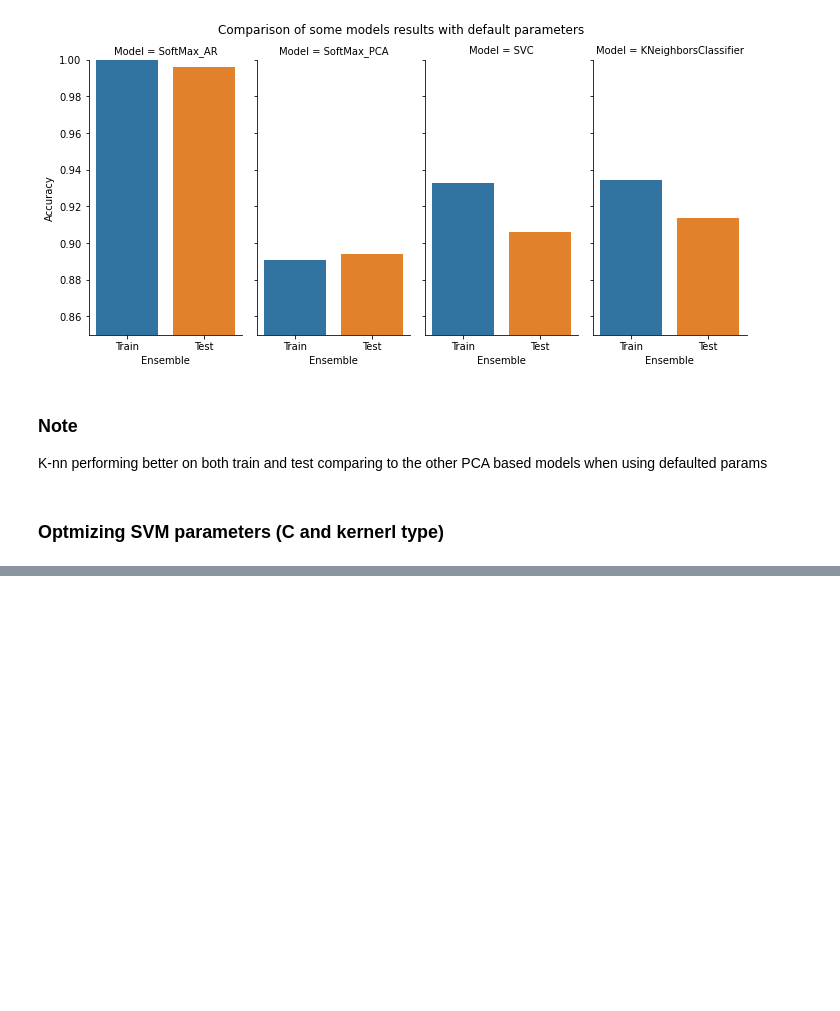
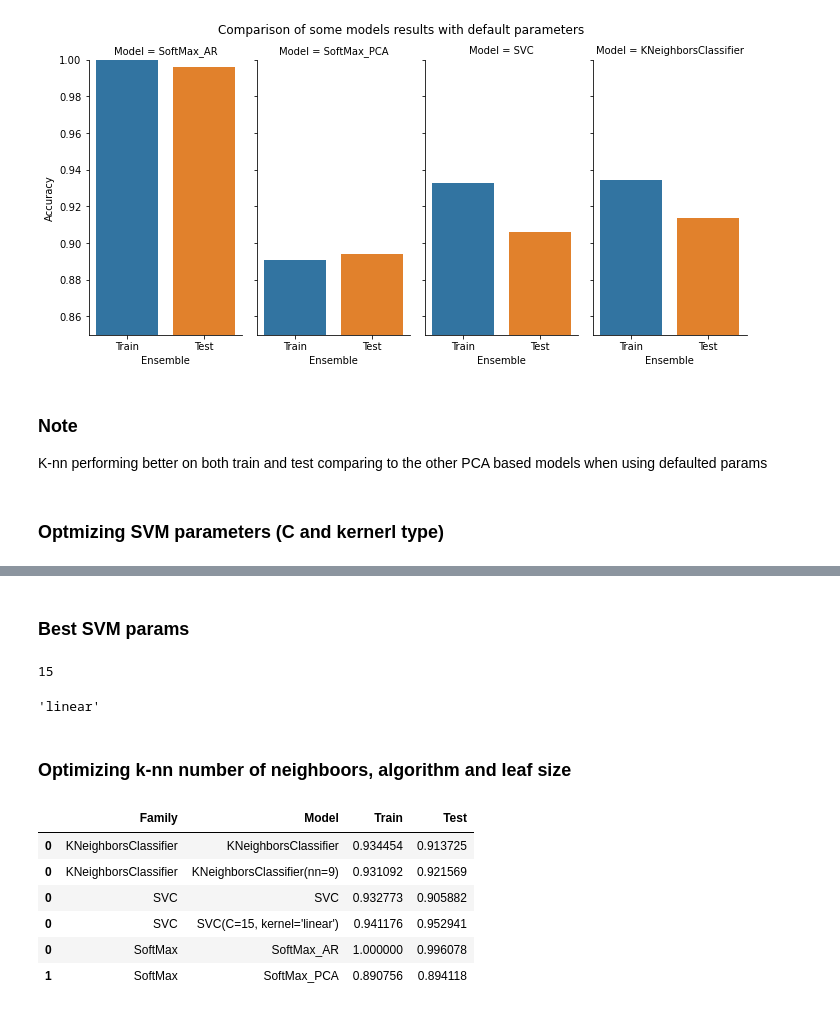
Before and after one commit to felipecostapereira/HIML, a Jupyter notebook: task_03_SVM_KNN.ipynb, the cells around one changed output, grey strips where cells are left out. Cells and saved outputs as stored; diff of their text form; code cells hidden in the pictures; blank space fills up the shorter version.

```diff
--- a/task_03_SVM_KNN.ipynb
+++ b/task_03_SVM_KNN.ipynb
@@ -470,0 +475,51 @@ dfResults2
+# %% [markdown]
+### Best SVM params
+# %%
+best_model.get_params().get('C')
+best_model.get_params().get('kernel')
+# %% [output]
+15
+'linear'
+# %% [markdown]
+### Optimizing k-nn number of neighboors, algorithm and leaf size
+# %%
+algorithms = ['auto', 'ball_tree', 'kd_tree', 'brute']
+leaf_sizes = np.arange(20, 60, 4)
+nnValues = np.arange(1, 21, 2)
+
+best_model = KNeighborsClassifier()
+best_accTest = 0
+best_accTrain = 0
+
+for a in tqdm(algorithms):
+    for ls in leaf_sizes:
+        for nn in nnValues:
+            modelTrained = KNeighborsClassifier(n_neighbors=nn, leaf_size=ls, algorithm=a).fit(X2_train, y_train)
+
+            yPred_train = modelTrained.predict(X2_train)
+            yPred_test = modelTrained.predict(X2_test)
+
+            accTrain = accuracy_score(y_train, yPred_train)
+            accTest = accuracy_score(y_test, yPred_test)
+
+            if (accTest >= best_accTest):
+                best_model = modelTrained
+                best_accTrain = accTrain
+                best_accTest = accTest
+
+dfResults2 = dfResults2.append(pd.DataFrame({
+     'Family': ["KNeighborsClassifier"],
+    'Model': ["KNeighborsClassifier(nn=" + str(best_model.get_params().get('n_neighbors')) + ')'],
+    'Train': [best_accTrain],
+    'Test': [best_accTest]}))
+
+dfResults2 = dfResults2.sort_values(by=['Model'])
+dfResults2
+# %% [output]
+|  | Family | Model | Train | Test |
+| 0 | KNeighborsClassifier | KNeighborsClassifier | 0.934454 | 0.913725 |
+| 0 | KNeighborsClassifier | KNeighborsClassifier(nn=9) | 0.931092 | 0.921569 |
+| 0 | SVC | SVC | 0.932773 | 0.905882 |
+| 0 | SVC | SVC(C=15, kernel='linear') | 0.941176 | 0.952941 |
+| 0 | SoftMax | SoftMax_AR | 1.000000 | 0.996078 |
+| 1 | SoftMax | SoftMax_PCA | 0.890756 | 0.894118 |
```
Also changed, not shown: parts of 7 cells of this notebook.
